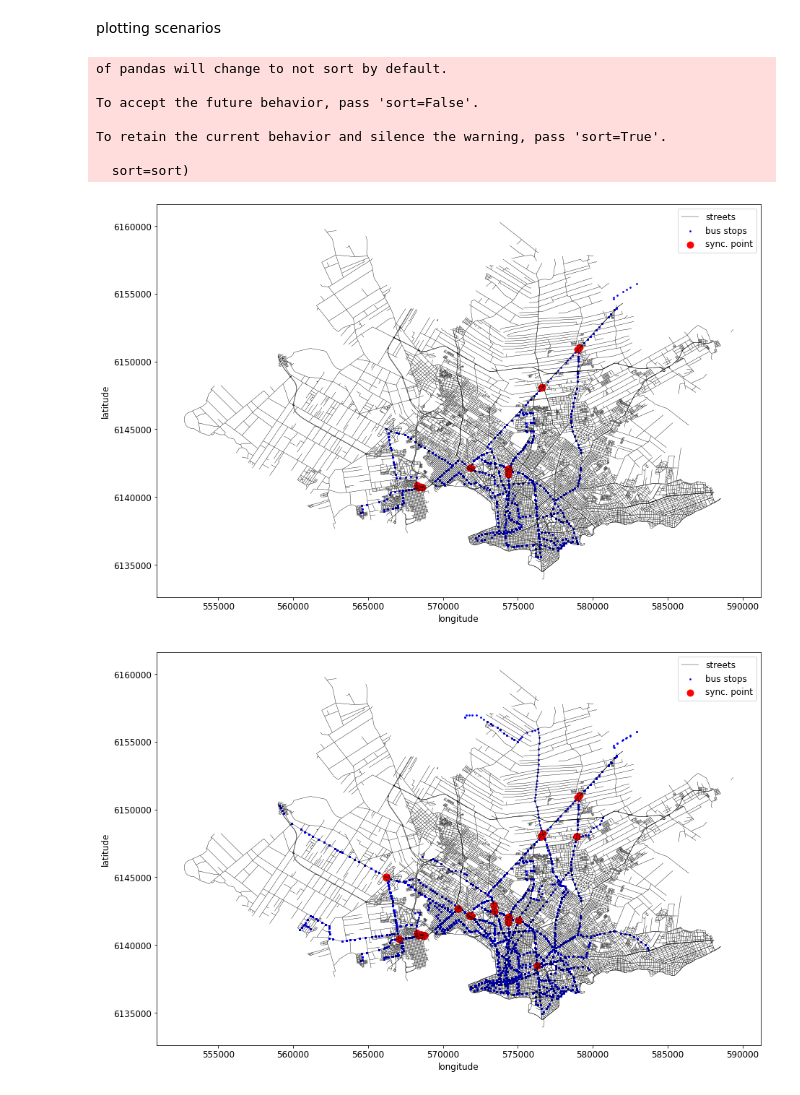
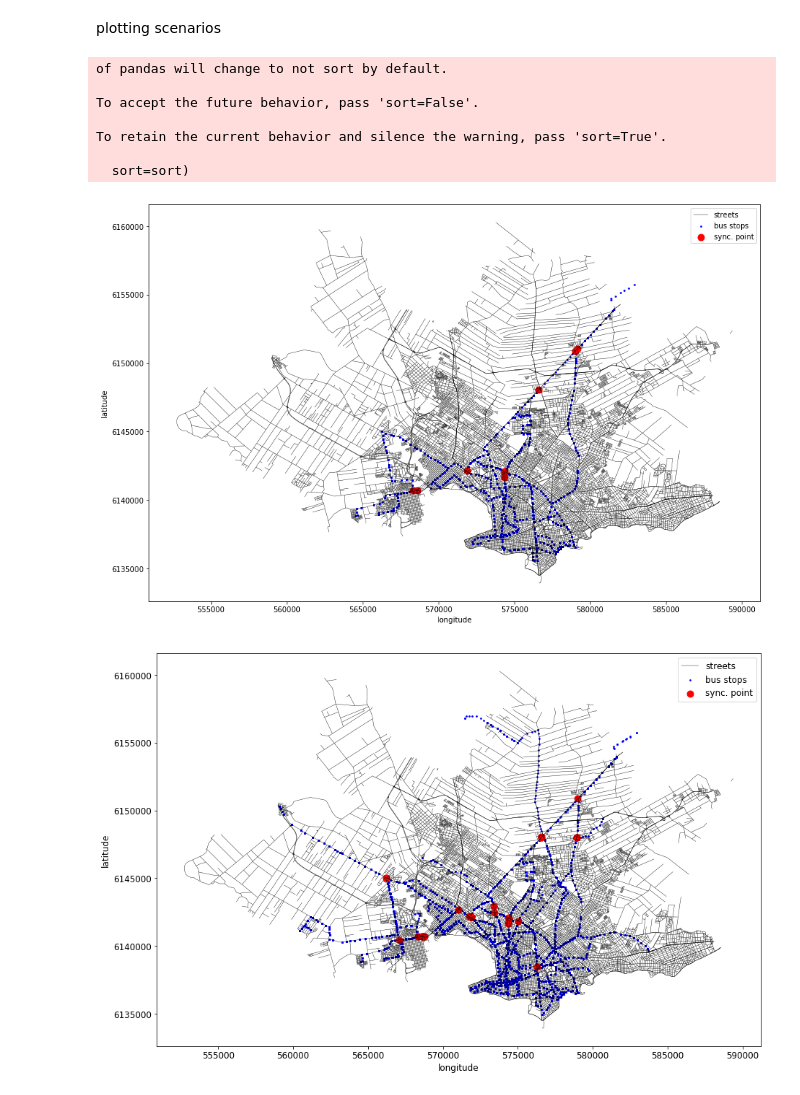
Before and after one commit to jonathan-murana/bus-generator, a Jupyter notebook: bus.ipynb, the cells around one changed output. Saved outputs shown, nothing was run; the diff lists cells and outputs as text; code cells hidden in the pictures.

```diff
--- a/bus.ipynb
+++ b/bus.ipynb
@@ -115,6 +111,5 @@ valid_lines_list=valid_lines_list[valid_lines_list['count'] > line_frequency_bou
 filtering lines with low frecuency in bus stops
 # %%
 bus_schedules_by_stops = bus_schedules_by_stops[bus_schedules_by_stops['cod_variante']
-                                                .isin(cod_variante_validas)]
-#bus_schedules_by_stops.head(100)
+                                                .isin(valid_lines_list)]
 # %% [markdown]
@@ -484,12 +475,12 @@ display(frequencies_1200_1400.head(2))
 # %% [markdown]
 calculate W w
 # %%
-def add_ws(points):
+def add_ws(points,frecs):
 
-    points_merge_frec_h_H_avg_i= pd.merge(points, frec_h_H_avg,
+    points_merge_frec_h_H_avg_i= pd.merge(points, frecs,
                                how='left', left_on=['line_i'], right_on=['linea'])
 
-    points_merge_frec_h_H_avg_j= pd.merge(points, frec_h_H_avg,
+    points_merge_frec_h_H_avg_j= pd.merge(points, frecs,
                                how='left', left_on=['line_j'], right_on=['linea'])
 
     #muestro tabla de frequencys para parejas de lineas
@@ -527,8 +518,8 @@ def add_ws(points):
                           })
     return points
 
-points_all_day = add_ws(points_all_day)
-points_1200_1400 = add_ws(points_1200_1400)
+points_all_day = add_ws(points_all_day,frequencies_all_day)
+points_1200_1400 = add_ws(points_1200_1400,frequencies_1200_1400)
 
 display(points_all_day.head(2))
 display(points_1200_1400.head(2))
@@ -544,6 +535,7 @@ filtering lines that arrive out of period
 # %%
 def filter_out_of_period(points,frecs):
     frecs = frecs[frecs['avg'] < 60]
+    frecs = frecs[frecs['H'] < 120]
     points = points[ points['line_i'].isin(frecs['linea'])
                     &
                     points['line_j'].isin(frecs['linea'])
@@ -553,8 +545,9 @@ def filter_out_of_period(points,frecs):
 
 
 points_1200_1400,frequencies_1200_1400 = filter_out_of_period(points_1200_1400,frequencies_1200_1400)
+points_all_day,frequencies_all_day = filter_out_of_period(points_all_day,frequencies_all_day)
 
-display(points_1200_1400.head())
-display(frequencies_1200_1400.head())
+#display(points_1200_1400.head())
+#display(frequencies_1200_1400.head())
 #display(points_all_day.head(100))
 #display(points_1200_1400.head(100))
@@ -1031,7 +1108,7 @@ def plot_map(stop_coors,frequecies):
                          how='right', left_on=['COD_UBIC_P'], right_on=['cod_ubic_parada'])
         geometry = stop_coors[i]['line_1_geometry']
         crs = {'init': 'epsg:4326'}
-        syncs1 = gpd.GeoDataFrame(transfers_with_stop_coors, crs=crs, geometry=geometry)
+        syncs1 = gpd.GeoDataFrame(stop_coors, crs=crs, geometry=geometry)
         geometry = stop_coors[i]['line_2_geometry']
         crs = {'init': 'epsg:4326'}
         syncs2 = gpd.GeoDataFrame(stop_coors[i], crs=crs, geometry=geometry)
@@ -1049,32 +1126,32 @@ def plot_map(stop_coors,frequecies):
 
         syncs.plot(ax=ax,
                            color="red",
                         markersize=80,
                       label="sync. point")
 
         plt.legend()
         plt.xlabel("longitude")
         plt.ylabel("latitude")
         plt.rcParams.update({'font.size': 12})
 
         plt.savefig("figs/paradas_buses.png", bbox_inches='tight')
 
 stop_coors = [
     transfers_all_day_max_tts_coors,
     transfers_1200_1400_max_tts_coors]
 
 frequecies = [
     frequencies_all_day,
     frequencies_1200_1400]
 
 plot_map(stop_coors,frequecies)
 # %% [output]
 of pandas will change to not sort by default.
 
 To accept the future behavior, pass 'sort=False'.
 
 To retain the current behavior and silence the warning, pass 'sort=True'.
 
   sort=sort)
-[figure, old version]
+[figure, new version]
 [figure]
```
Also changed, not shown: parts of 30 cells of this notebook, 10 other files.
